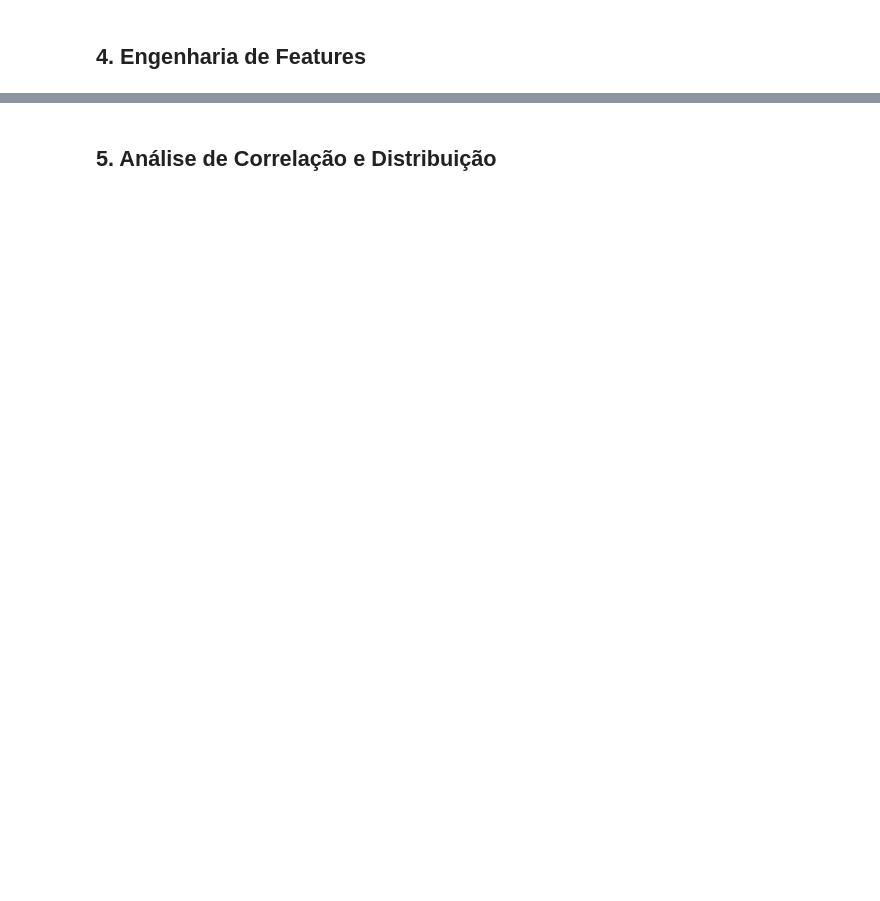
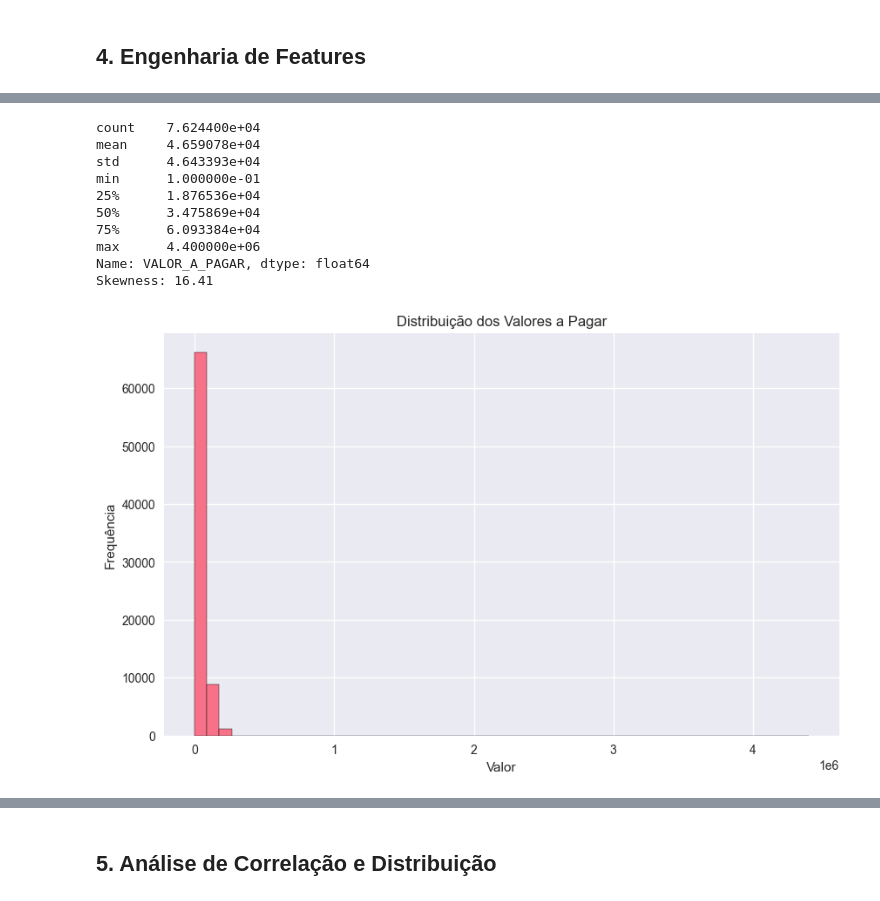
Before and after one commit to jhonatangopereira/TechnicalCaseDatarisk, a Jupyter notebook: analise_regressao_dias_atraso.ipynb, the cells around one changed output, grey strips where cells are left out. Cells and saved outputs as stored; diff of their text form; code cells hidden in the pictures; blank space fills up the shorter version.

```diff
--- a/analise_regressao_dias_atraso.ipynb
+++ b/analise_regressao_dias_atraso.ipynb
@@ -247,22 +257,19 @@ df_dev['DATA_PAGAMENTO'] = pd.to_datetime(df_dev['DATA_PAGAMENTO'])
 df_dev['DATA_VENCIMENTO'] = pd.to_datetime(df_dev['DATA_VENCIMENTO'])
 
 # Calculando dias de atraso (VARIÁVEL TARGET)
-df_dev['DIAS_ATRASO'] = (df_dev['DATA_PAGAMENTO'] - df_dev['DATA_VENCIMENTO']).dt.days
+dias_atraso = ((df_dev['DATA_PAGAMENTO'] - df_dev['DATA_VENCIMENTO']).dt.days)
 
 # Criando categoria de inadimplência para análise (1 = inadimplente, 0 = adimplente)
-df_dev['INADIMPLENTE'] = (df_dev['DIAS_ATRASO'] >= 5).astype(int)
+df_dev['INADIMPLENTE'] = (dias_atraso >= 5).astype(int)
 
 print("Distribuição da categoria de inadimplência:")
 print(df_dev['INADIMPLENTE'].value_counts())
 print(f"\nTaxa de inadimplência: {df_dev['INADIMPLENTE'].mean():.2%}")
 
-print("\nEstatísticas dos dias de atraso (variável target):")
-print(df_dev['DIAS_ATRASO'].describe())
-
 print("\nAnálise da distribuição dos dias de atraso:")
-print(f"Pagamentos em dia (≤ 0 dias): {(df_dev['DIAS_ATRASO'] <= 0).sum():,} ({(df_dev['DIAS_ATRASO'] <= 0).mean():.1%})")
-print(f"Pagamentos com 1-4 dias de atraso: {((df_dev['DIAS_ATRASO'] > 0) & (df_dev['DIAS_ATRASO'] < 5)).sum():,} ({((df_dev['DIAS_ATRASO'] > 0) & (df_dev['DIAS_ATRASO'] < 5)).mean():.1%})")
-print(f"Pagamentos com 5+ dias de atraso: {(df_dev['DIAS_ATRASO'] >= 5).sum():,} ({(df_dev['DIAS_ATRASO'] >= 5).mean():.1%})")
+print(f"Pagamentos em dia (≤ 0 dias): {(dias_atraso <= 0).sum():,} ({(dias_atraso <= 0).mean():.1%})")
+print(f"Pagamentos com 1-4 dias de atraso: {((dias_atraso > 0) & (dias_atraso < 5)).sum():,} ({((dias_atraso > 0) & (dias_atraso < 5)).mean():.1%})")
+print(f"Pagamentos com 5+ dias de atraso: {(dias_atraso >= 5).sum():,} ({(dias_atraso >= 5).mean():.1%})")
 # %% [output]
 Distribuição da categoria de inadimplência:
 INADIMPLENTE
@@ -284,20 +304,2 @@ Pagamentos com 5+ dias de atraso: 5,436 (7.0%)
 # %% [markdown]
 ## 4. Engenharia de Features
-# %%
-# Features temporais
-df_dev['MES_PAGAMENTO'] = df_dev['DATA_PAGAMENTO'].dt.month
-df_dev['ANO_PAGAMENTO'] = df_dev['DATA_PAGAMENTO'].dt.year
-df_dev['DIA_SEMANA_PAGAMENTO'] = df_dev['DATA_PAGAMENTO'].dt.dayofweek
-
-# Features de valor
-df_dev['VALOR_CATEGORIA'] = pd.cut(df_dev['VALOR_A_PAGAR'],
-                                   bins=[0, 1000, 5000, 10000, float('inf')],
-                                   labels=['Baixo', 'Médio', 'Alto', 'Muito Alto'])
-
-# Features de taxa
-df_dev['TAXA_CATEGORIA'] = pd.cut(df_dev['TAXA'],
-                                  bins=[0, 0.05, 0.10, 0.15, float('inf')],
-                                  labels=['Baixa', 'Média', 'Alta', 'Muito Alta'])
-
-print("Features criadas com sucesso!")
-print(f"Shape final: {df_dev.shape}")
@@ -306,0 +330,24 @@ Shape final: (77414, 14)
+# %%
+# Verificar distribuição
+print(df_dev['VALOR_A_PAGAR'].describe())
+print(f"Skewness: {df_dev['VALOR_A_PAGAR'].skew():.2f}")
+
+# Histograma para visualizar distribuição
+plt.figure(figsize=(10, 6))
+plt.hist(df_dev['VALOR_A_PAGAR'], bins=50, edgecolor='black')
+plt.title('Distribuição dos Valores a Pagar')
+plt.xlabel('Valor')
+plt.ylabel('Frequência')
+plt.show()
+# %% [output]
+count    7.624400e+04
+mean     4.659078e+04
+std      4.643393e+04
+min      1.000000e-01
+25%      1.876536e+04
+50%      3.475869e+04
+75%      6.093384e+04
+max      4.400000e+06
+Name: VALOR_A_PAGAR, dtype: float64
+Skewness: 16.41
+[figure, added]
```
Also changed, not shown: parts of 49 cells of this notebook, 2 other files.
